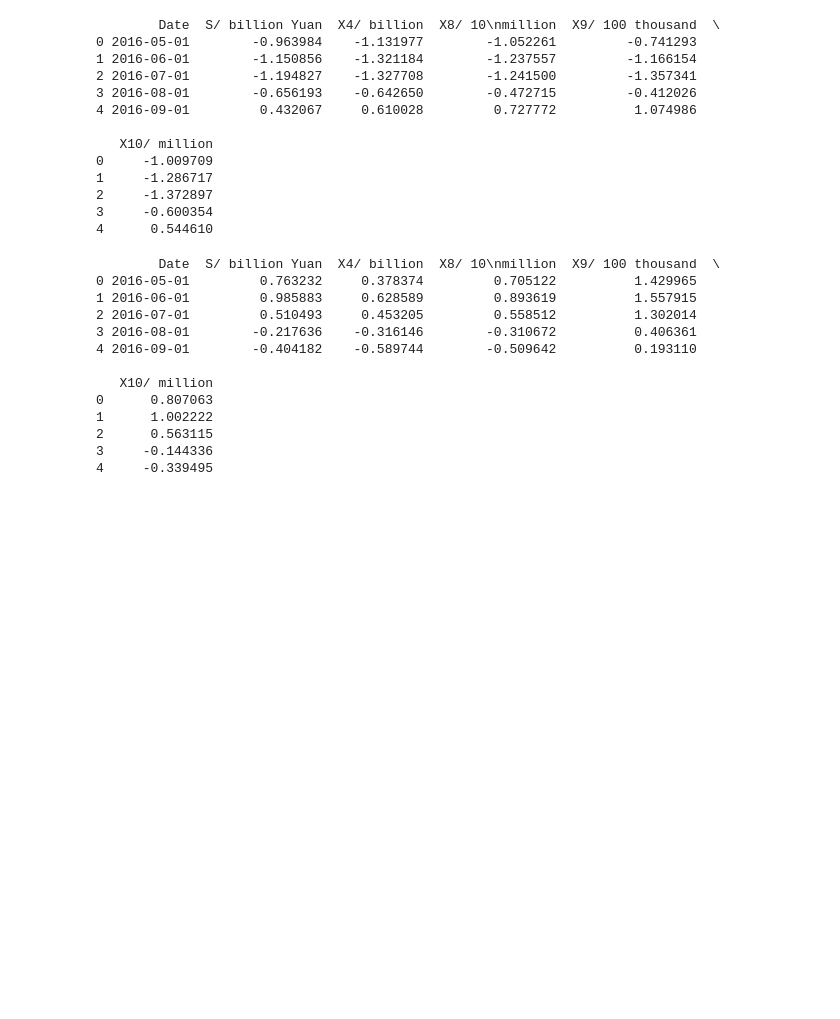
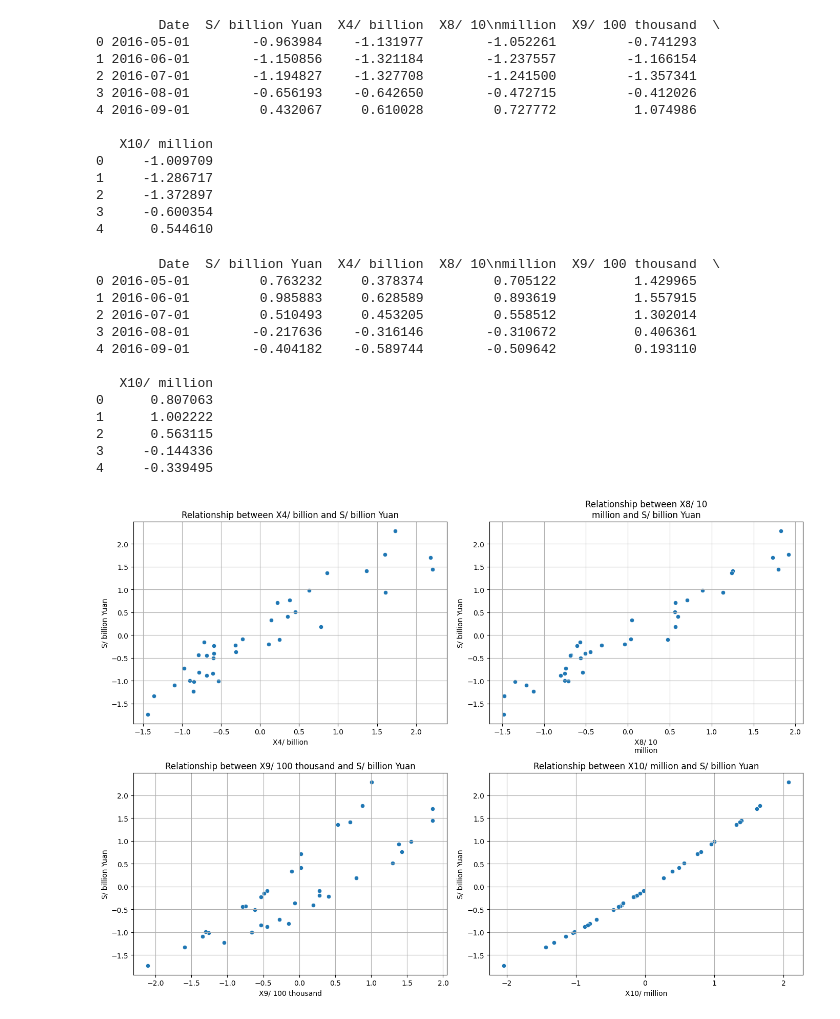
Before and after one commit to abderrahimrhitrif/Projet-DA, a Jupyter notebook: projet.ipynb, the cells around one changed output. Drawn from its saved outputs; the diff is of its cells as text; code cells hidden in the pictures; blank space fills up the shorter version.

Commit message:
Calculated correlation

```diff
--- a/projet.ipynb
+++ b/projet.ipynb
@@ -195 +172,3 @@ find_outliers(df_dress_sales, 2.7)
+# %%
+df_dress_sales = remove_outliers(df_dress_sales)
 # %%
@@ -336,3 +306,40 @@ print(df_dress_standardized.head())
 2      0.563115
 3     -0.144336
 4     -0.339495
+# %%
+def visualize_relationship(dataframe, target_col):
+
+    # Select numeric columns that are not the target column
+    numeric_cols = dataframe.select_dtypes(include=[np.number]).drop(columns=[target_col], errors='ignore')
+
+    # Determine the number of rows and columns needed for the plot grid
+    num_plots = len(numeric_cols.columns)
+    ncols = 2 # Number of columns in the grid
+    nrows = (num_plots + ncols - 1) // ncols  # Calculate the number of rows needed
+
+    # Create a grid of subplots
+    fig, axes = plt.subplots(nrows=nrows, ncols=ncols, figsize=(14, 10))
+
+    # Flatten the axes array for easy iteration
+    axes = axes.flatten()
+
+    # Create a scatter plot for each numeric column
+    for i, col in enumerate(numeric_cols.columns):
+        ax = axes[i]
+        sns.scatterplot(x=dataframe[col], y=dataframe[target_col], ax=ax)
+        ax.set_title(f'Relationship between {col} and {target_col}')
+        ax.set_xlabel(col)
+        ax.set_ylabel(target_col)
+        ax.grid(True)
+
+    # Hide any unused subplots (if the number of plots is less than 6)
+    for j in range(num_plots, len(axes)):
+        axes[j].axis('off')
+
+    plt.tight_layout()
+    plt.show()
+
+
+visualize_relationship(df_dress_standardized, target_col='S/ billion Yuan')
+# %% [output]
+[figure, added]
```
Also changed, not shown: parts of 12 cells of this notebook.
